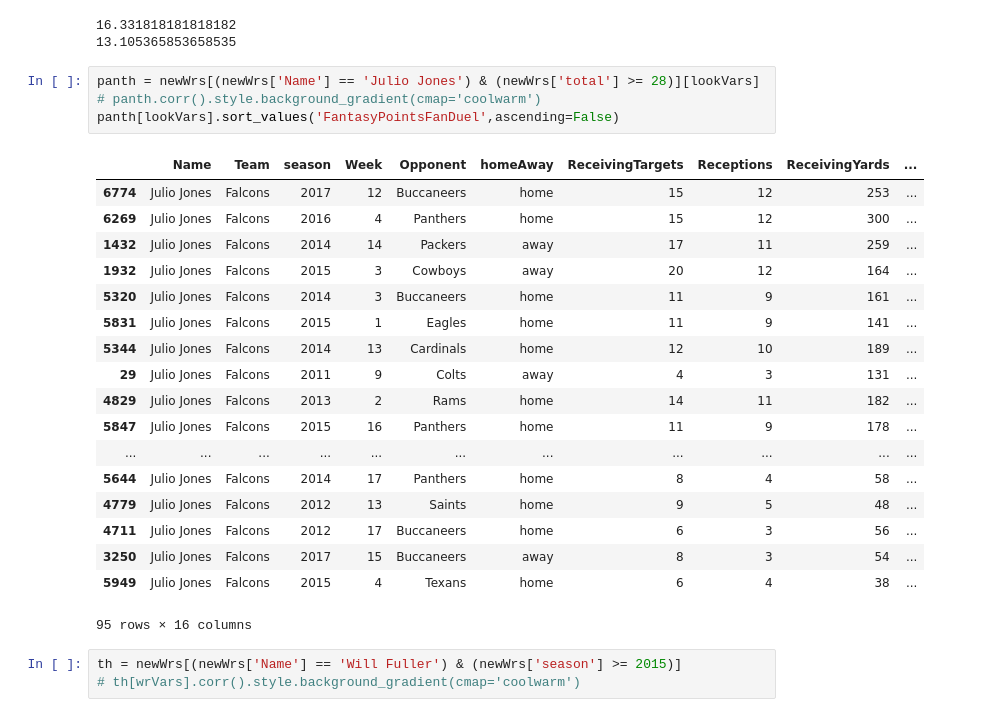
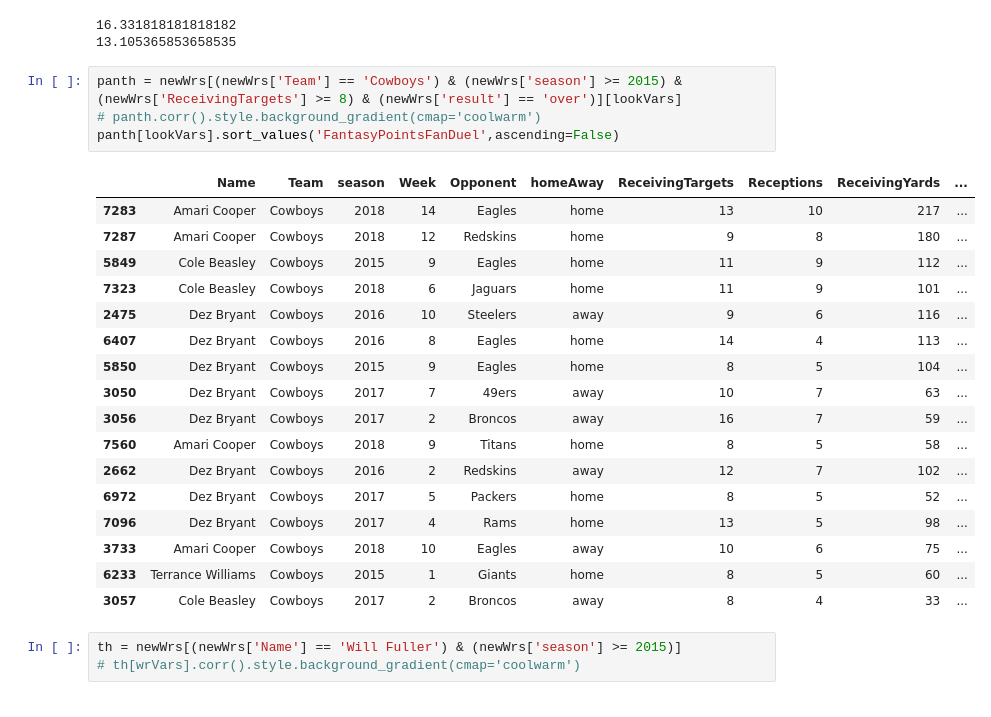
Before and after one commit to mries14/Springboard, a Jupyter notebook: Capstone2/futureWork/WRDataSetup.ipynb, the cells around one changed output. Saved outputs shown, nothing was run; the diff lists cells and outputs as text.

```diff
--- a/Capstone2/futureWork/WRDataSetup.ipynb
+++ b/Capstone2/futureWork/WRDataSetup.ipynb
@@ -303,28 +303,27 @@ print(np.mean(panth[(panth['ReceivingTargets'] > 4) & (np.logical_not(panth['Opp
 16.331818181818182
 13.105365853658535
 # %%
-panth = newWrs[(newWrs['Name'] == 'Julio Jones') & (newWrs['total'] >= 28)][lookVars]
+panth = newWrs[(newWrs['Team'] == 'Cowboys') & (newWrs['season'] >= 2015) & (newWrs['ReceivingTargets'] >= 8) & (newWrs['result'] == 'over')][lookVars]
 # panth.corr().style.background_gradient(cmap='coolwarm')
 panth[lookVars].sort_values('FantasyPointsFanDuel',ascending=False)
 # %% [output]
 |  | Name | Team | season | Week | Opponent | homeAway | ReceivingTargets | Receptions | ReceivingYards | ... |
-| 6774 | Julio Jones | Falcons | 2017 | 12 | Buccaneers | home | 15 | 12 | 253 | ... |
-| 6269 | Julio Jones | Falcons | 2016 | 4 | Panthers | home | 15 | 12 | 300 | ... |
-| 1432 | Julio Jones | Falcons | 2014 | 14 | Packers | away | 17 | 11 | 259 | ... |
-| 1932 | Julio Jones | Falcons | 2015 | 3 | Cowboys | away | 20 | 12 | 164 | ... |
-| 5320 | Julio Jones | Falcons | 2014 | 3 | Buccaneers | home | 11 | 9 | 161 | ... |
-| 5831 | Julio Jones | Falcons | 2015 | 1 | Eagles | home | 11 | 9 | 141 | ... |
-| 5344 | Julio Jones | Falcons | 2014 | 13 | Cardinals | home | 12 | 10 | 189 | ... |
-| 29 | Julio Jones | Falcons | 2011 | 9 | Colts | away | 4 | 3 | 131 | ... |
-| 4829 | Julio Jones | Falcons | 2013 | 2 | Rams | home | 14 | 11 | 182 | ... |
-| 5847 | Julio Jones | Falcons | 2015 | 16 | Panthers | home | 11 | 9 | 178 | ... |
-| ... | ... | ... | ... | ... | ... | ... | ... | ... | ... | ... |
-| 5644 | Julio Jones | Falcons | 2014 | 17 | Panthers | home | 8 | 4 | 58 | ... |
-| 4779 | Julio Jones | Falcons | 2012 | 13 | Saints | home | 9 | 5 | 48 | ... |
-| 4711 | Julio Jones | Falcons | 2012 | 17 | Buccaneers | home | 6 | 3 | 56 | ... |
-| 3250 | Julio Jones | Falcons | 2017 | 15 | Buccaneers | away | 8 | 3 | 54 | ... |
-| 5949 | Julio Jones | Falcons | 2015 | 4 | Texans | home | 6 | 4 | 38 | ... |
+| 7283 | Amari Cooper | Cowboys | 2018 | 14 | Eagles | home | 13 | 10 | 217 | ... |
+| 7287 | Amari Cooper | Cowboys | 2018 | 12 | Redskins | home | 9 | 8 | 180 | ... |
+| 5849 | Cole Beasley | Cowboys | 2015 | 9 | Eagles | home | 11 | 9 | 112 | ... |
+| 7323 | Cole Beasley | Cowboys | 2018 | 6 | Jaguars | home | 11 | 9 | 101 | ... |
+| 2475 | Dez Bryant | Cowboys | 2016 | 10 | Steelers | away | 9 | 6 | 116 | ... |
+| 6407 | Dez Bryant | Cowboys | 2016 | 8 | Eagles | home | 14 | 4 | 113 | ... |
+| 5850 | Dez Bryant | Cowboys | 2015 | 9 | Eagles | home | 8 | 5 | 104 | ... |
+| 3050 | Dez Bryant | Cowboys | 2017 | 7 | 49ers | away | 10 | 7 | 63 | ... |
+| 3056 | Dez Bryant | Cowboys | 2017 | 2 | Broncos | away | 16 | 7 | 59 | ... |
+| 7560 | Amari Cooper | Cowboys | 2018 | 9 | Titans | home | 8 | 5 | 58 | ... |
+| 2662 | Dez Bryant | Cowboys | 2016 | 2 | Redskins | away | 12 | 7 | 102 | ... |
+| 6972 | Dez Bryant | Cowboys | 2017 | 5 | Packers | home | 8 | 5 | 52 | ... |
+| 7096 | Dez Bryant | Cowboys | 2017 | 4 | Rams | home | 13 | 5 | 98 | ... |
+| 3733 | Amari Cooper | Cowboys | 2018 | 10 | Eagles | away | 10 | 6 | 75 | ... |
+| 6233 | Terrance Williams | Cowboys | 2015 | 1 | Giants | home | 8 | 5 | 60 | ... |
+| 3057 | Cole Beasley | Cowboys | 2017 | 2 | Broncos | away | 8 | 4 | 33 | ... |
-95 rows × 16 columns
 # %%
 th = newWrs[(newWrs['Name'] == 'Will Fuller') & (newWrs['season'] >= 2015)]
 # th[wrVars].corr().style.background_gradient(cmap='coolwarm')
```
Also changed, not shown: 8 other files.
